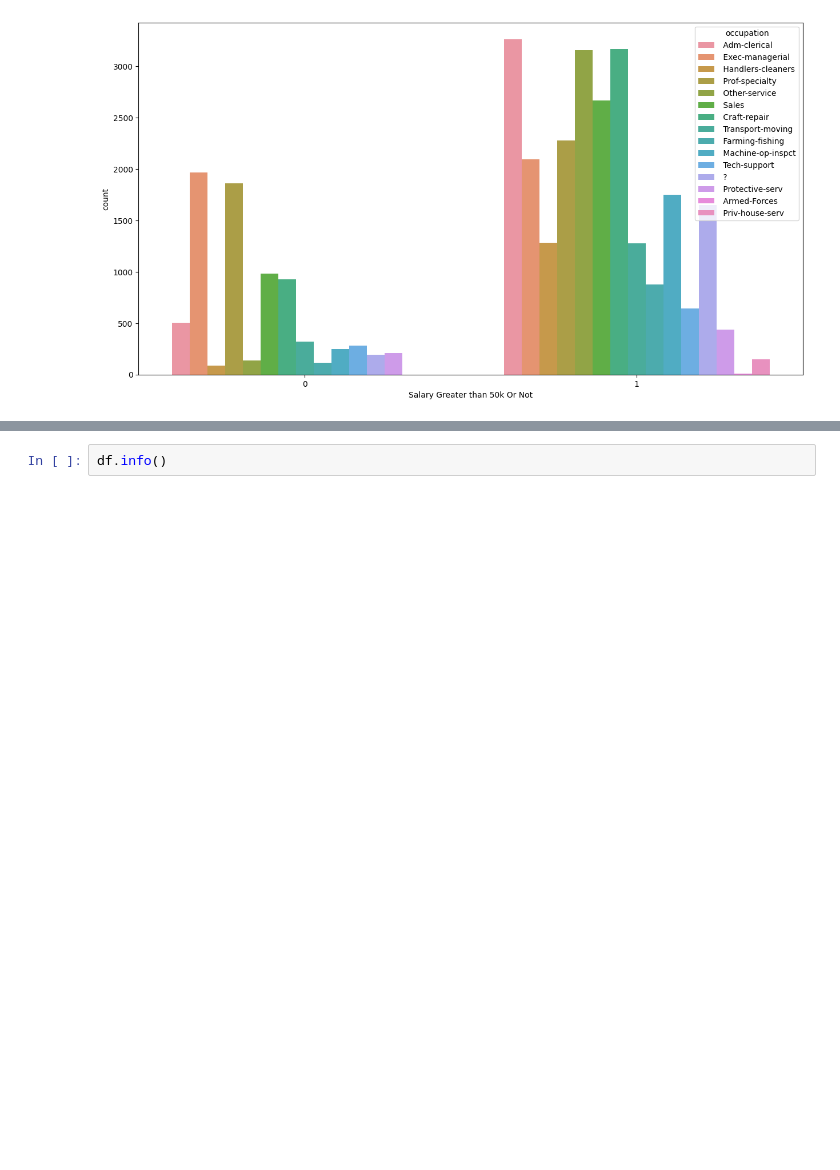
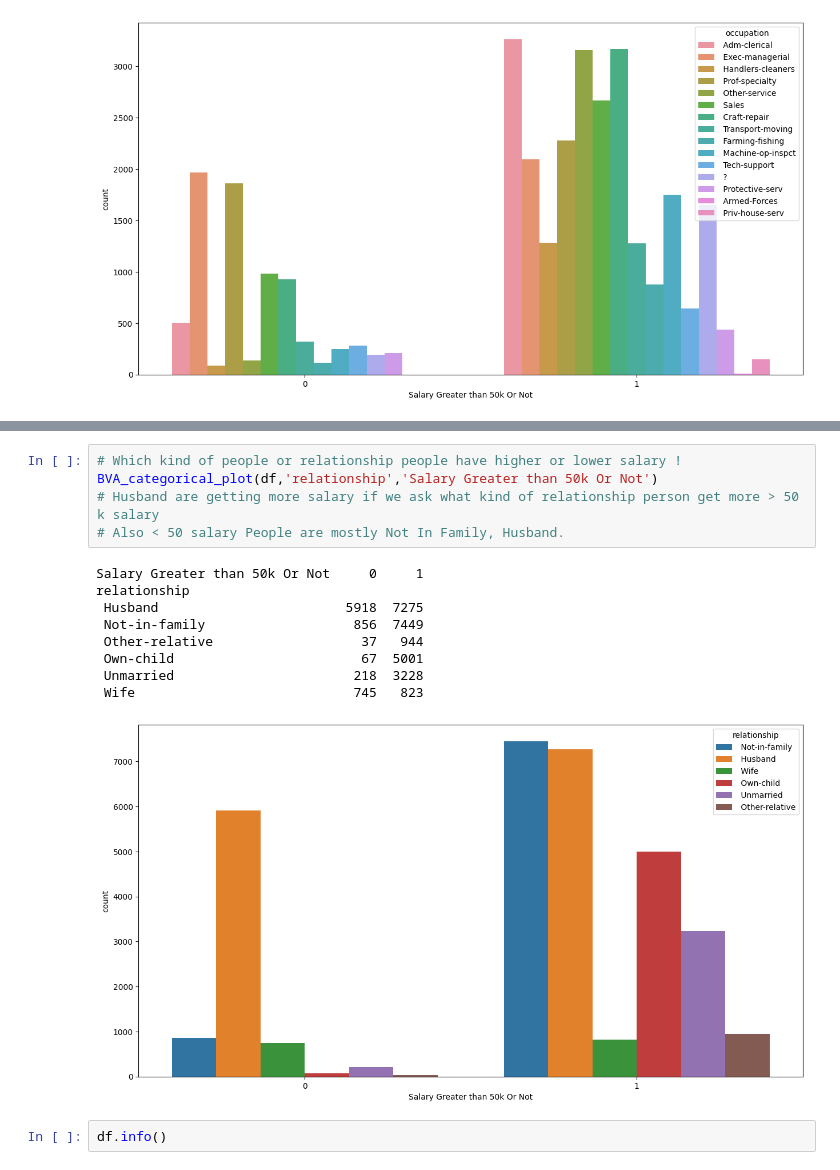
Before and after one commit to DPrakashMewari/BankClassification, a Jupyter notebook: notebook/Salary Classification.ipynb, the cells around one changed output, grey strips where cells are left out. Saved outputs shown, nothing was run; the diff lists cells and outputs as text; blank space fills up the shorter version.

```diff
--- a/notebook/Salary Classification.ipynb
+++ b/notebook/Salary Classification.ipynb
@@ -244,3 +274,18 @@ race
+# %%
+# Which kind of people or relationship people have higher or lower salary !
+BVA_categorical_plot(df,'relationship','Salary Greater than 50k Or Not')
+# Husband are getting more salary if we ask what kind of relationship person get more > 50 k salary
+# Also < 50 salary People are mostly Not In Family, Husband.
+# %% [output]
+Salary Greater than 50k Or Not     0     1
+relationship
+ Husband                        5918  7275
+ Not-in-family                   856  7449
+ Other-relative                   37   944
+ Own-child                        67  5001
+ Unmarried                       218  3228
+ Wife                            745   823
+[figure, added]
 # %%
 df.info()
 # %% [output]
```
Also changed, not shown: parts of 11 cells of this notebook.
